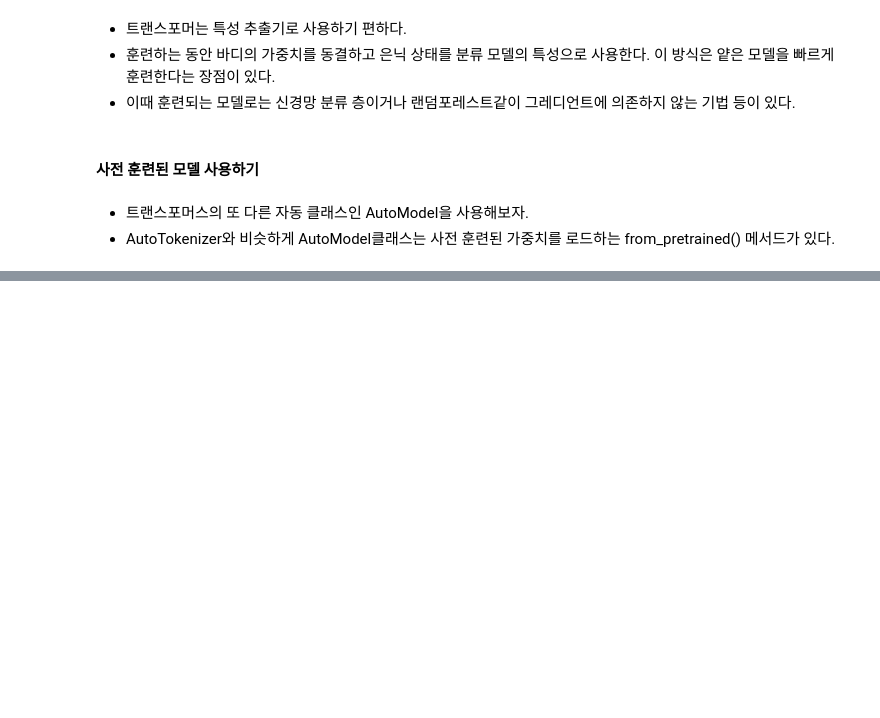
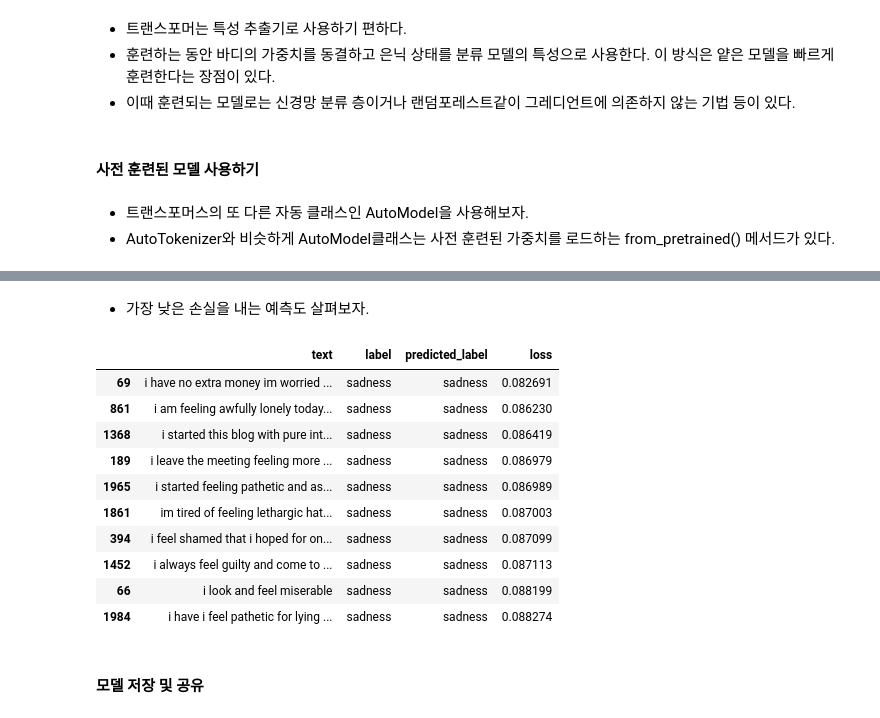
Before and after one commit to Youngdong2/nlp-with-transformers, a Jupyter notebook: 02_classification.ipynb, the cells around one changed output, grey strips where cells are left out. Cells and saved outputs as stored; diff of their text form; code cells hidden in the pictures; blank space fills up the shorter version.

```diff
--- a/02_classification.ipynb
+++ b/02_classification.ipynb
@@ -353,0 +726,18 @@ DistilBertModel(
+# %% [markdown]
+ - 가장 낮은 손실을 내는 예측도 살펴보자.
+# %%
+df_test.sort_values("loss", ascending=True).head(10)
+# %% [output]
+|  | text | label | predicted_label | loss |
+| 69 | i have no extra money im worried ... | sadness | sadness | 0.082691 |
+| 861 | i am feeling awfully lonely today... | sadness | sadness | 0.086230 |
+| 1368 | i started this blog with pure int... | sadness | sadness | 0.086419 |
+| 189 | i leave the meeting feeling more ... | sadness | sadness | 0.086979 |
+| 1965 | i started feeling pathetic and as... | sadness | sadness | 0.086989 |
+| 1861 | im tired of feeling lethargic hat... | sadness | sadness | 0.087003 |
+| 394 | i feel shamed that i hoped for on... | sadness | sadness | 0.087099 |
+| 1452 | i always feel guilty and come to ... | sadness | sadness | 0.087113 |
+| 66 | i look and feel miserable | sadness | sadness | 0.088199 |
+| 1984 | i have i feel pathetic for lying ... | sadness | sadness | 0.088274 |
+# %% [markdown]
+#### 모델 저장 및 공유
```
Also changed, not shown: parts of 84 cells of this notebook.
